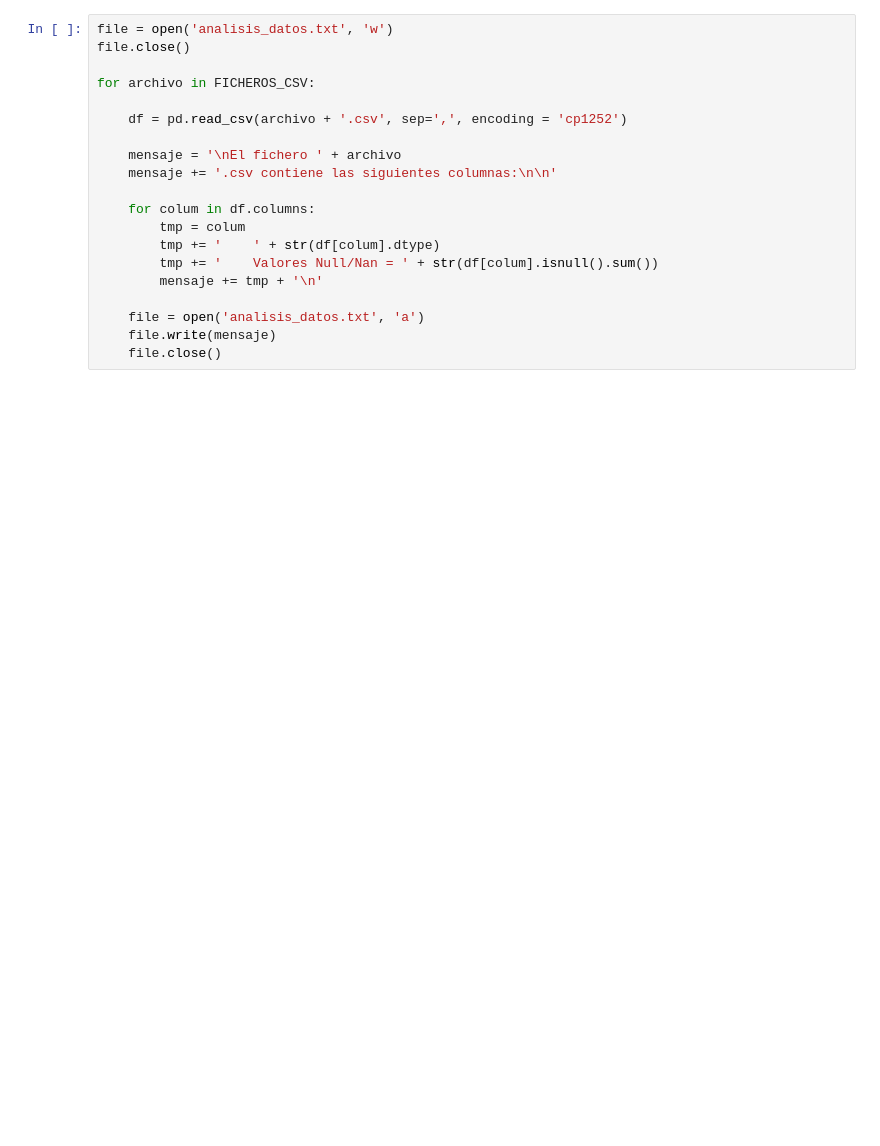
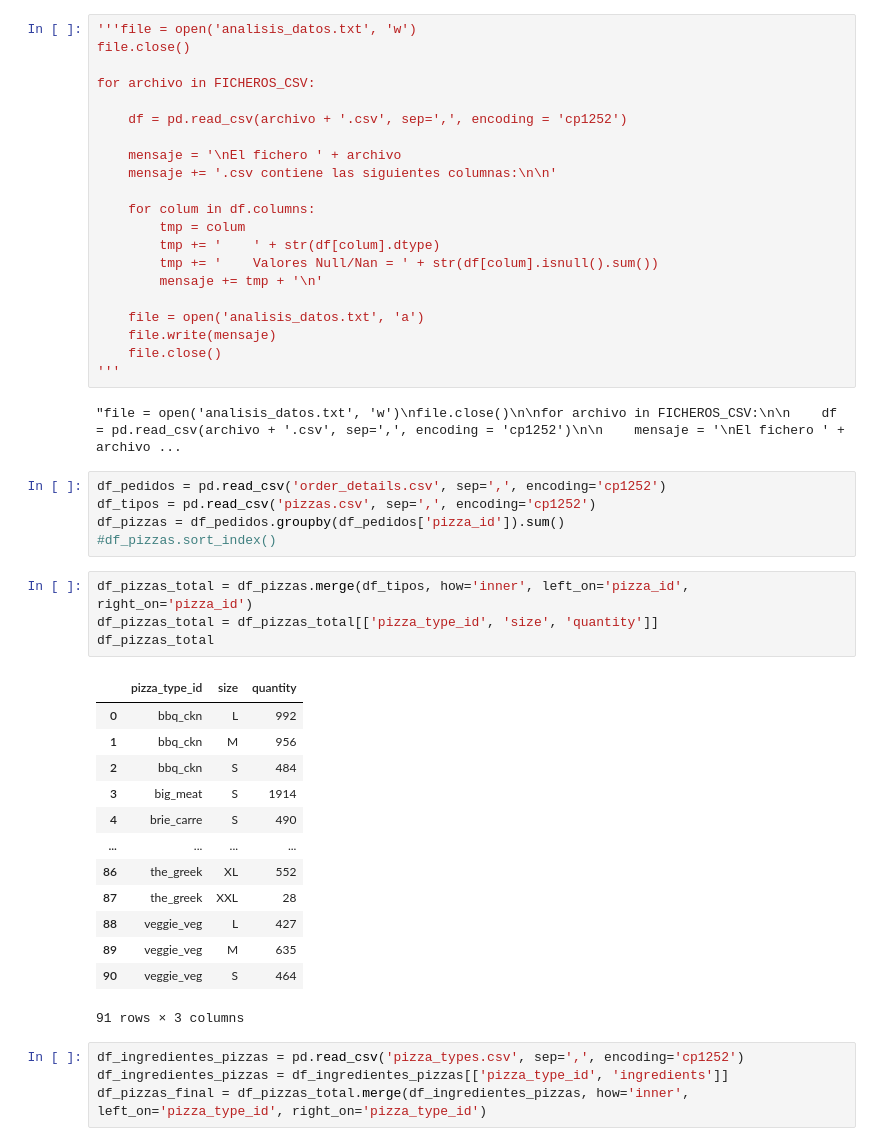
Before and after one commit to Pere-03/Maven_pizza_predictions, a Jupyter notebook: pruebas.ipynb, the cells around one changed output. Drawn from its saved outputs; the diff is of its cells as text; blank space fills up the shorter version.

Commit message:
Datos transformados a un nuevo csv

```diff
--- a/pruebas.ipynb
+++ b/pruebas.ipynb
@@ -34,5 +31,5 @@ df2
 # %%
-file = open('analisis_datos.txt', 'w')
+'''file = open('analisis_datos.txt', 'w')
 file.close()
 
 for archivo in FICHEROS_CSV:
@@ -51,3 +48,33 @@ for archivo in FICHEROS_CSV:
     file = open('analisis_datos.txt', 'a')
     file.write(mensaje)
     file.close()
+'''
+# %% [output]
+"file = open('analisis_datos.txt', 'w')\nfile.close()\n\nfor archivo in FICHEROS_CSV:\n\n    df = pd.read_csv(archivo + '.csv', sep=',', encoding = 'cp1252')\n\n    mensaje = '\nEl fichero ' + archivo ...
+# %%
+df_pedidos = pd.read_csv('order_details.csv', sep=',', encoding='cp1252')
+df_tipos = pd.read_csv('pizzas.csv', sep=',', encoding='cp1252')
+df_pizzas = df_pedidos.groupby(df_pedidos['pizza_id']).sum()
+#df_pizzas.sort_index()
+# %%
+df_pizzas_total = df_pizzas.merge(df_tipos, how='inner', left_on='pizza_id', right_on='pizza_id')
+df_pizzas_total = df_pizzas_total[['pizza_type_id', 'size', 'quantity']]
+df_pizzas_total
+# %% [output]
+|  | pizza_type_id | size | quantity |
+| 0 | bbq_ckn | L | 992 |
+| 1 | bbq_ckn | M | 956 |
+| 2 | bbq_ckn | S | 484 |
+| 3 | big_meat | S | 1914 |
+| 4 | brie_carre | S | 490 |
+| ... | ... | ... | ... |
+| 86 | the_greek | XL | 552 |
+| 87 | the_greek | XXL | 28 |
+| 88 | veggie_veg | L | 427 |
+| 89 | veggie_veg | M | 635 |
+| 90 | veggie_veg | S | 464 |
+91 rows × 3 columns
+# %%
+df_ingredientes_pizzas = pd.read_csv('pizza_types.csv', sep=',', encoding='cp1252')
+df_ingredientes_pizzas = df_ingredientes_pizzas[['pizza_type_id', 'ingredients']]
+df_pizzas_final = df_pizzas_total.merge(df_ingredientes_pizzas, how='inner', left_on='pizza_type_id', right_on='pizza_type_id')
```
Also changed, not shown: parts of 6 cells of this notebook, 3 other files.
